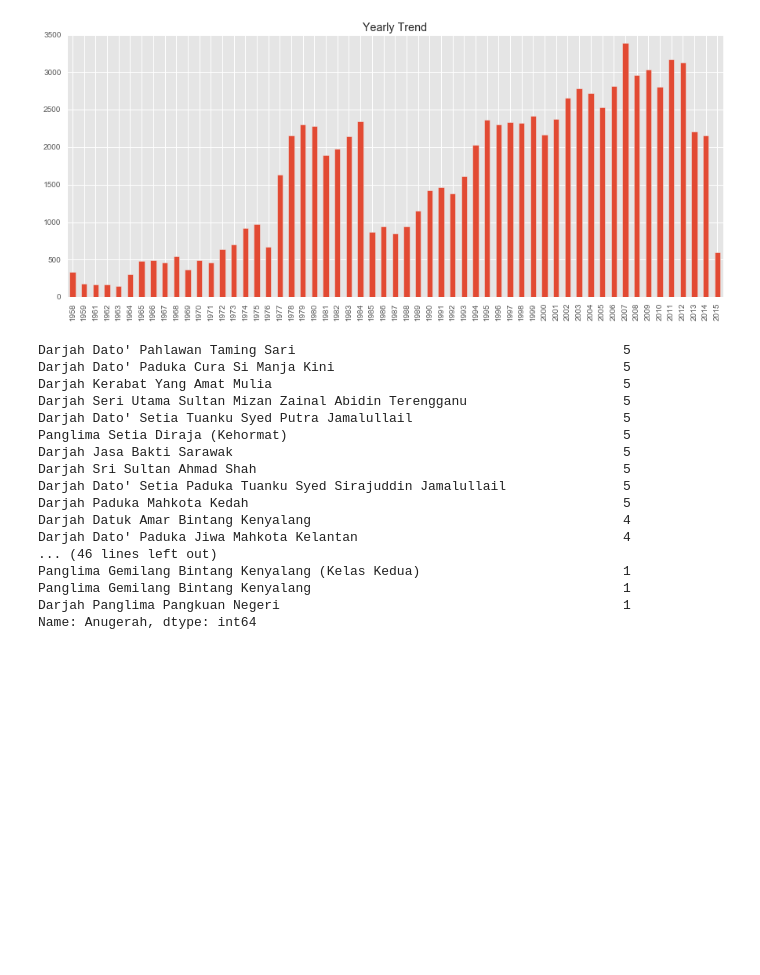
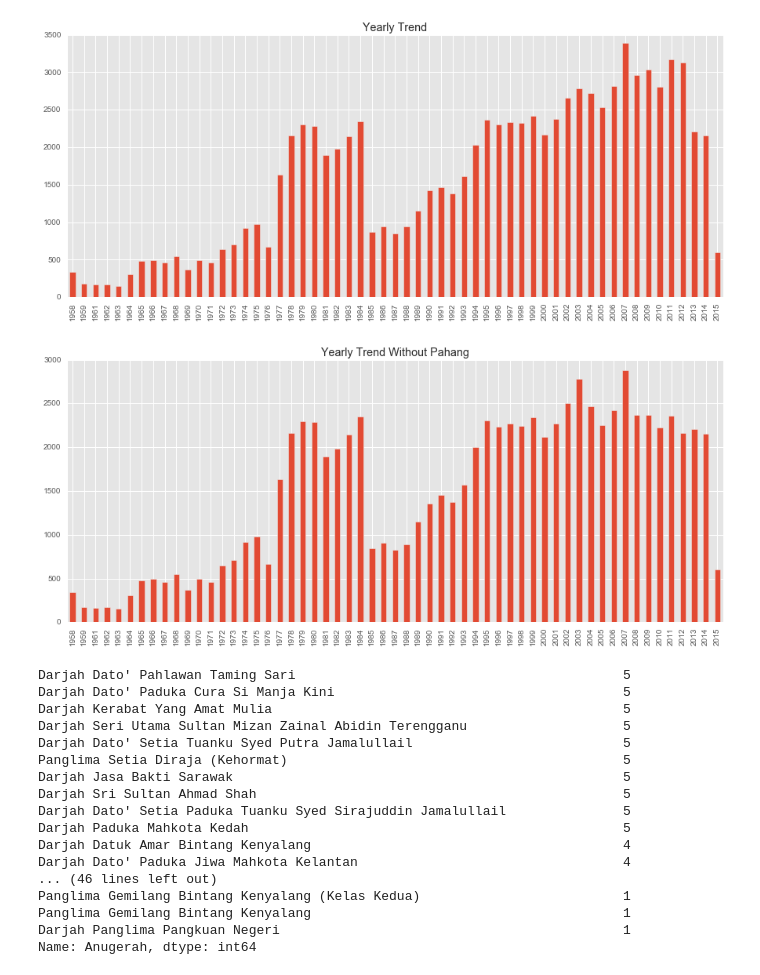
Before and after one commit to amirothman/darjah_kebesaran, a Jupyter notebook: datuk_dan_datin.ipynb, the cells around one changed output. Cells and saved outputs as stored; diff of their text form; code cells hidden in the pictures; blank space fills up the shorter version.

```diff
--- a/datuk_dan_datin.ipynb
+++ b/datuk_dan_datin.ipynb
@@ -70,6 +70,18 @@ matplotlib.rc('xtick', labelsize=10)
 matplotlib.rc('ytick',labelsize=10)
 # %% [output]
 [figure]
+# %%
+df = df[df["Tahun Kurniaan"] > 0]
+tanpa_pahang = df[df["nama_negeri"] != "pahang"]
+tanpa_pahang_tahun_kurniaan_counts = tanpa_pahang["Tahun Kurniaan"].value_counts(sort=False)
+tanpa_pahang_tahun_kurniaan_counts.sort_index(inplace=True)
+plt.figure(figsize=(15, 6))
+
+tanpa_pahang_tahun_kurniaan_counts.plot(kind="bar",title="Yearly Trend Without Pahang")
+matplotlib.rc('xtick', labelsize=10)
+matplotlib.rc('ytick',labelsize=10)
+# %% [output]
+[figure, added]
 # %%
 df.Anugerah.value_counts()[df.Anugerah.value_counts() <= 5]
 # %% [output]
```
Also changed, not shown: 3 other files.
